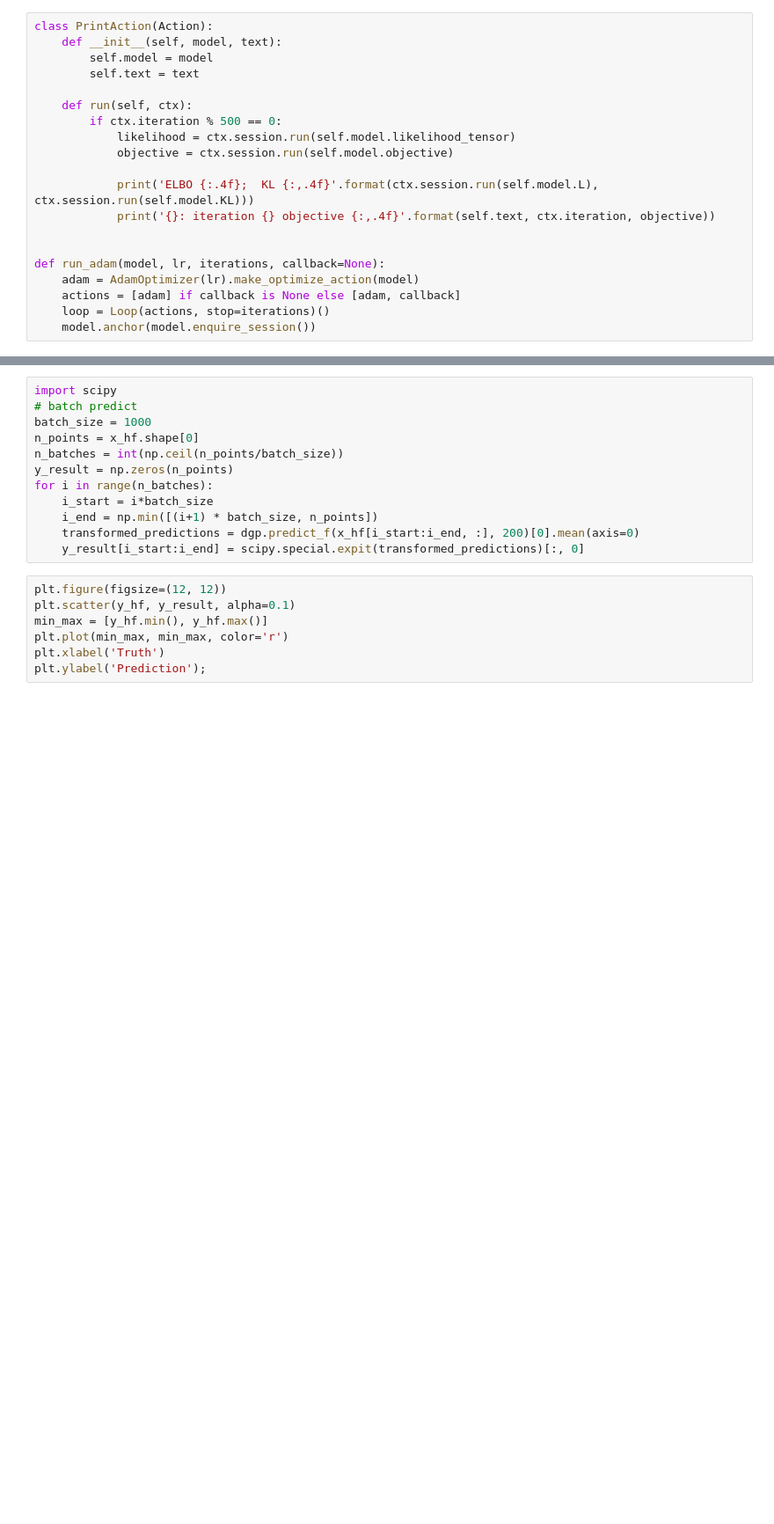
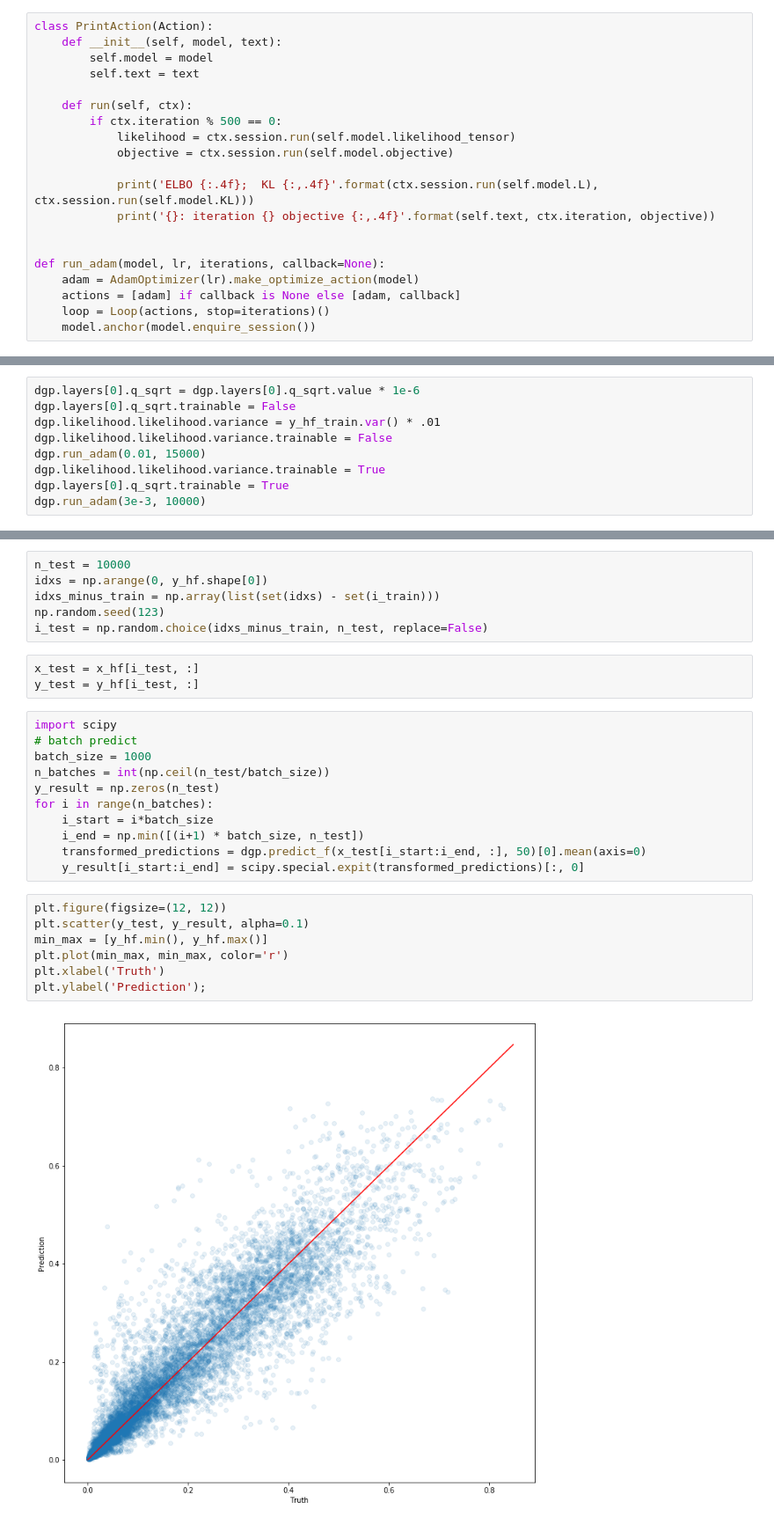
Before and after one commit to EmuKit/emukit, a Jupyter notebook: emukit/examples/multi_fidelity_dgp/malaria_data_example.ipynb, the cells around one changed output, grey strips where cells are left out. Shown: that part at 88% size. Drawn from its saved outputs; the diff is of its cells as text; blank space fills up the shorter version.

```diff
--- a/emukit/examples/multi_fidelity_dgp/malaria_data_example.ipynb
+++ b/emukit/examples/multi_fidelity_dgp/malaria_data_example.ipynb
@@ -120,0 +171,9 @@ run_adam(dgp.model, 3e-3, 20000, callback=PrintAction(dgp.model, 'MF-DGP with Ad
+# %%
+dgp.layers[0].q_sqrt = dgp.layers[0].q_sqrt.value * 1e-6
+dgp.layers[0].q_sqrt.trainable = False
+dgp.likelihood.likelihood.variance = y_hf_train.var() * .01
+dgp.likelihood.likelihood.variance.trainable = False
+dgp.run_adam(0.01, 15000)
+dgp.likelihood.likelihood.variance.trainable = True
+dgp.layers[0].q_sqrt.trainable = True
+dgp.run_adam(3e-3, 10000)
@@ -121,20 +200,30 @@ run_adam(dgp.model, 3e-3, 20000, callback=PrintAction(dgp.model, 'MF-DGP with Ad
+# %%
+n_test = 10000
+idxs = np.arange(0, y_hf.shape[0])
+idxs_minus_train = np.array(list(set(idxs) - set(i_train)))
+np.random.seed(123)
+i_test = np.random.choice(idxs_minus_train, n_test, replace=False)
+# %%
+x_test = x_hf[i_test, :]
+y_test = y_hf[i_test, :]
 # %%
 import scipy
 # batch predict
 batch_size = 1000
-n_points = x_hf.shape[0]
-n_batches = int(np.ceil(n_points/batch_size))
-y_result = np.zeros(n_points)
+n_batches = int(np.ceil(n_test/batch_size))
+y_result = np.zeros(n_test)
 for i in range(n_batches):
     i_start = i*batch_size
-    i_end = np.min([(i+1) * batch_size, n_points])
-    transformed_predictions = dgp.predict_f(x_hf[i_start:i_end, :], 200)[0].mean(axis=0)
+    i_end = np.min([(i+1) * batch_size, n_test])
+    transformed_predictions = dgp.predict_f(x_test[i_start:i_end, :], 50)[0].mean(axis=0)
     y_result[i_start:i_end] = scipy.special.expit(transformed_predictions)[:, 0]
 # %%
 plt.figure(figsize=(12, 12))
-plt.scatter(y_hf, y_result, alpha=0.1)
+plt.scatter(y_test, y_result, alpha=0.1)
 min_max = [y_hf.min(), y_hf.max()]
 plt.plot(min_max, min_max, color='r')
 plt.xlabel('Truth')
 plt.ylabel('Prediction');
+# %% [output]
+[figure, added]
 # %%
```
Also changed, not shown: parts of 12 cells of this notebook.
